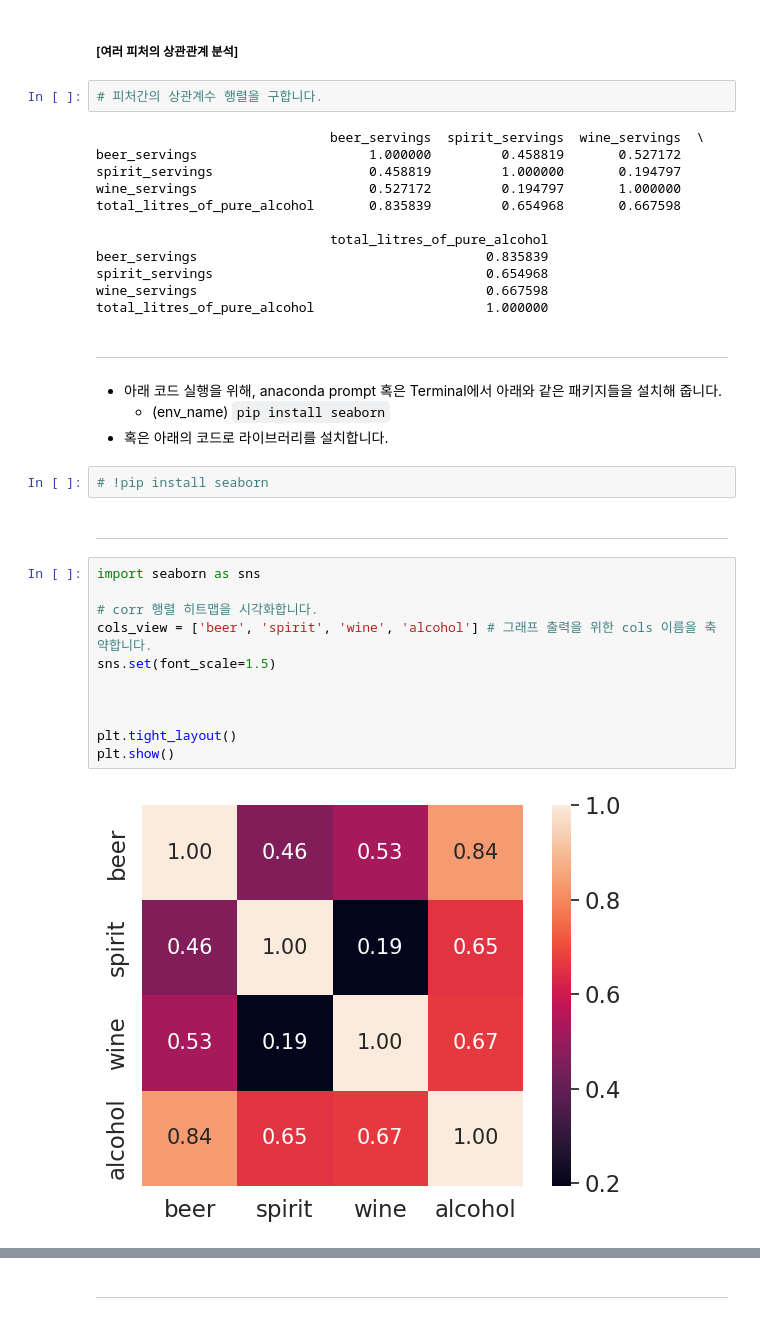
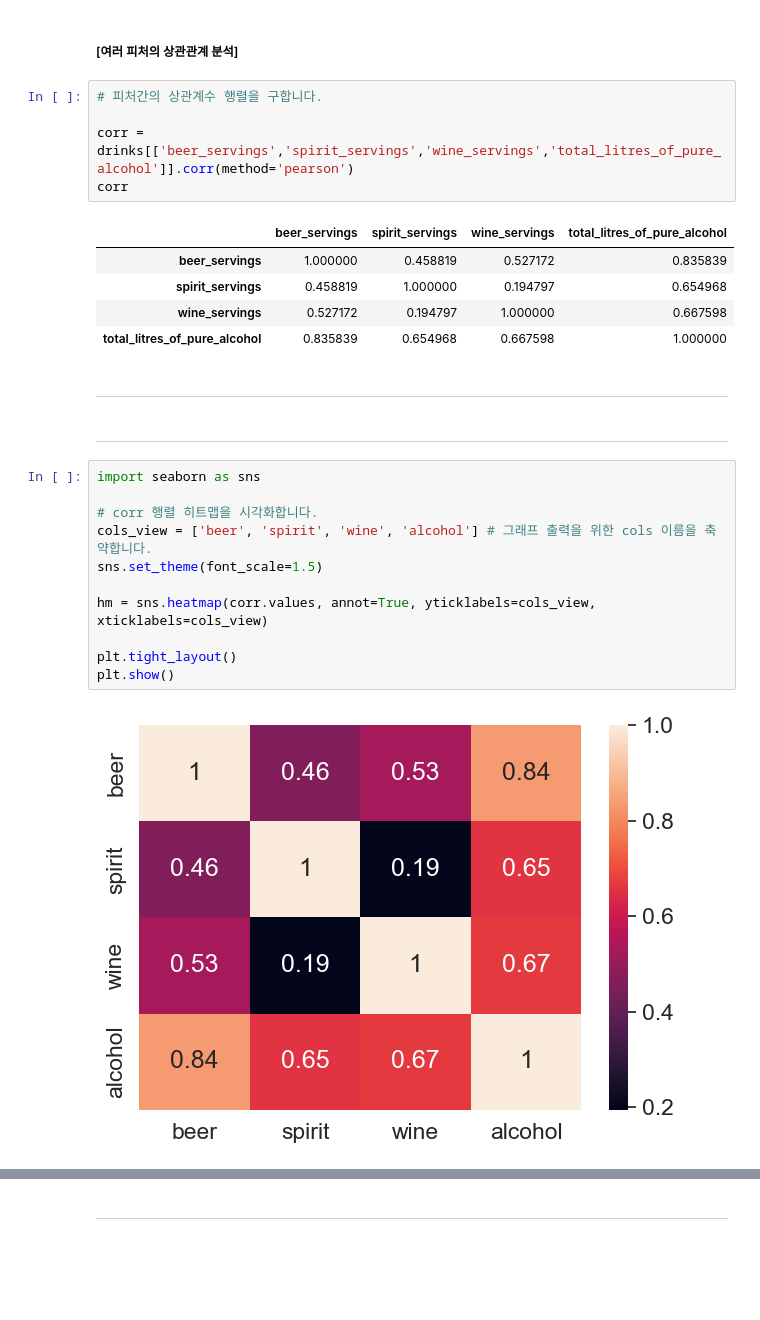
Before and after one commit to Ihan0316/ai_scool, a Jupyter notebook: 7월/7-21/05EDA분석단계-drinking_data-0.ipynb, the cells around one changed output, grey strips where cells are left out. Cells and saved outputs as stored; diff of their text form; blank space fills up the shorter version.

```diff
--- a/7월/7-21/05EDA분석단계-drinking_data-0.ipynb
+++ b/7월/7-21/05EDA분석단계-drinking_data-0.ipynb
@@ -68,40 +69,31 @@ drinks[['beer_servings','wine_servings']].corr(method='pearson')
 ##### [여러 피처의 상관관계 분석]
 # %%
 # 피처간의 상관계수 행렬을 구합니다.
+
+corr = drinks[['beer_servings','spirit_servings','wine_servings','total_litres_of_pure_alcohol']].corr(method='pearson')
+corr
 # %% [output]
-                              beer_servings  spirit_servings  wine_servings  \
-beer_servings                      1.000000         0.458819       0.527172
-spirit_servings                    0.458819         1.000000       0.194797
-wine_servings                      0.527172         0.194797       1.000000
-total_litres_of_pure_alcohol       0.835839         0.654968       0.667598
-
-                              total_litres_of_pure_alcohol
-beer_servings                                     0.835839
-spirit_servings                                   0.654968
-wine_servings                                     0.667598
-total_litres_of_pure_alcohol                      1.000000
+|  | beer_servings | spirit_servings | wine_servings | total_litres_of_pure_alcohol |
+| beer_servings | 1.000000 | 0.458819 | 0.527172 | 0.835839 |
+| spirit_servings | 0.458819 | 1.000000 | 0.194797 | 0.654968 |
+| wine_servings | 0.527172 | 0.194797 | 1.000000 | 0.667598 |
+| total_litres_of_pure_alcohol | 0.835839 | 0.654968 | 0.667598 | 1.000000 |
 # %% [markdown]
 -----
-# %% [markdown]
-- 아래 코드 실행을 위해, anaconda prompt 혹은 Terminal에서 아래와 같은 패키지들을 설치해 줍니다.
-    - (env_name) `pip install seaborn`
-- 혹은 아래의 코드로 라이브러리를 설치합니다.
-# %%
-# !pip install seaborn
 # %% [markdown]
 -----
 # %%
 import seaborn as sns
 
 # corr 행렬 히트맵을 시각화합니다.
 cols_view = ['beer', 'spirit', 'wine', 'alcohol'] # 그래프 출력을 위한 cols 이름을 축약합니다.
-sns.set(font_scale=1.5)
+sns.set_theme(font_scale=1.5)
 
-
+hm = sns.heatmap(corr.values, annot=True, yticklabels=cols_view, xticklabels=cols_view)
 
 plt.tight_layout()
 plt.show()
 # %% [output]
-[figure, old version]
+[figure, new version]
 # %%
 # 시각화 라이브러리를 이용한 피처간의 scatter plot을 출력합니다.
```
Also changed, not shown: parts of 16 cells of this notebook.
